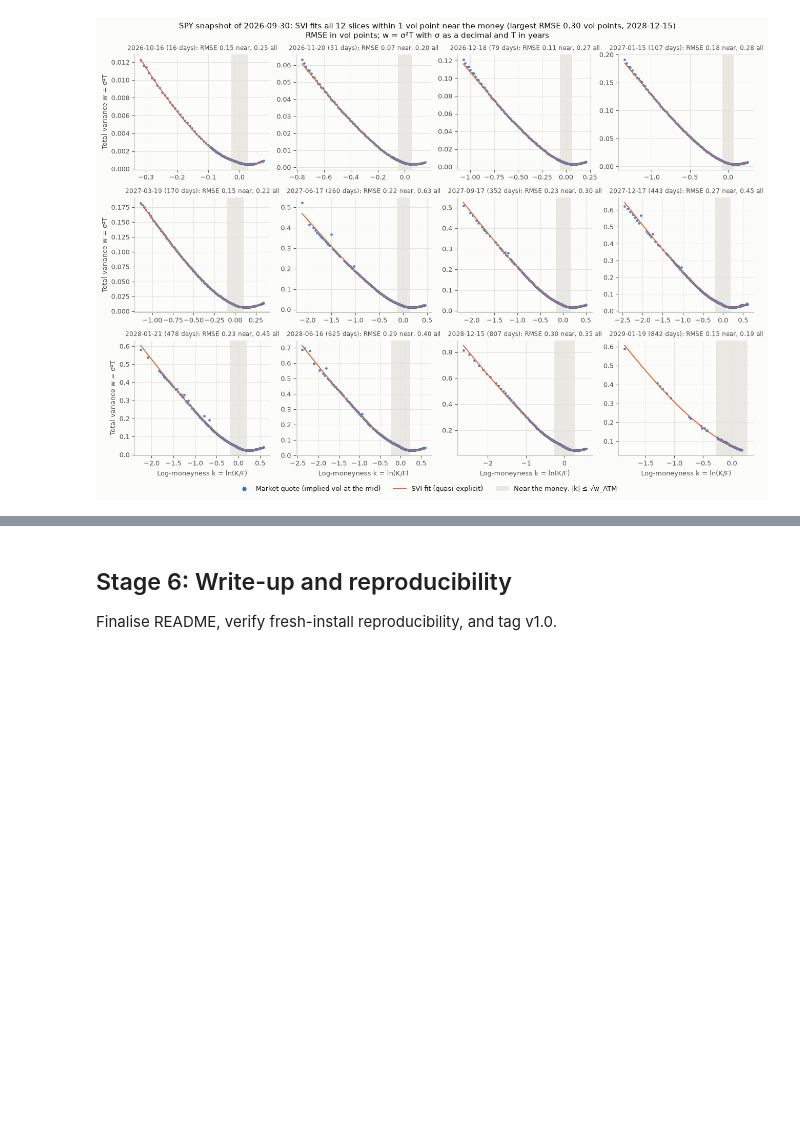
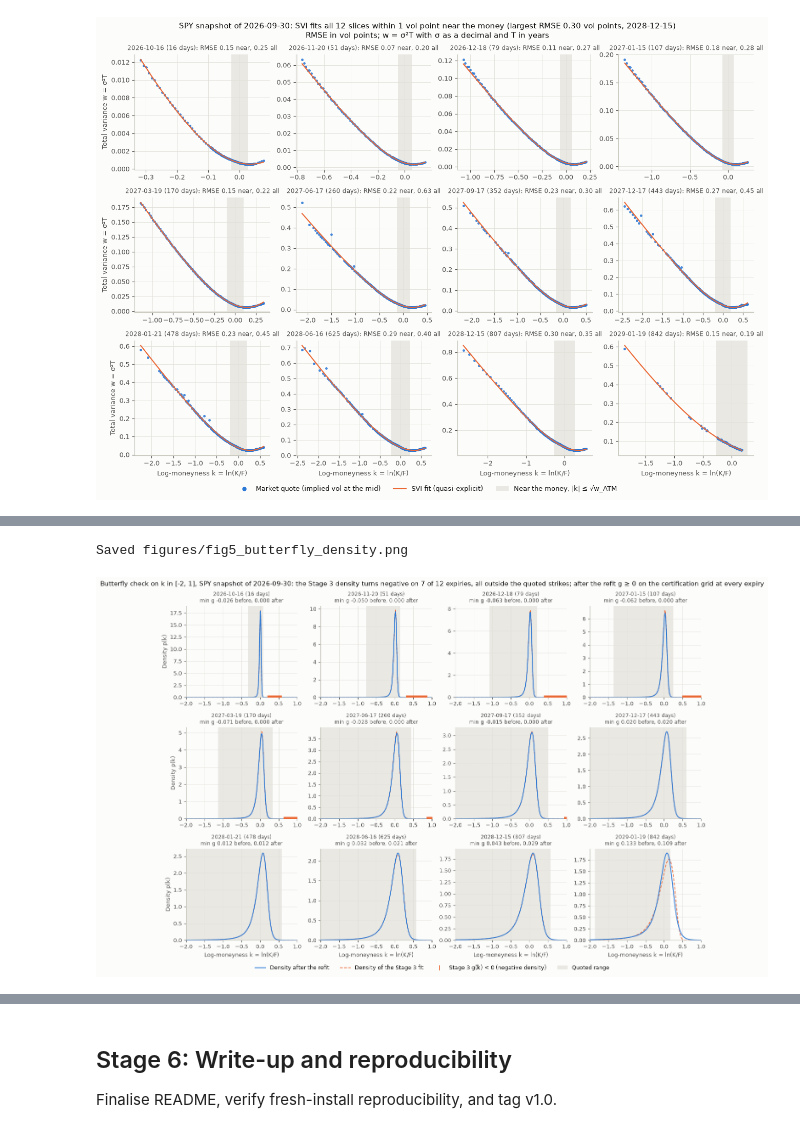
Before and after one commit to yogi-agarwal/vol-surface-delta-hedging, a Jupyter notebook: notebooks/analysis.ipynb, the cells around one changed output, grey strips where cells are left out. Drawn from its saved outputs; the diff is of its cells as text; code cells hidden in the pictures; blank space fills up the shorter version.

```diff
--- a/notebooks/analysis.ipynb
+++ b/notebooks/analysis.ipynb
@@ -1789,0 +2119,46 @@ Check butterfly and calendar arbitrage, refit if needed, and build the variance-
+# %%
+def g_label(x):
+    """Smallest g for a panel title, to 3 decimals; a margin within the 1e-12 tolerance of zero shows as 0.000."""
+    return f"{0.0 if abs(x) <= arb.VIOLATION_TOL else x:.3f}"
+
+
+fig, axes = plt.subplots(3, 4, figsize=(13, 9.2))
+for ax, label, T, before, after, (lo, hi) in zip(axes.flat, stage_4_labels, T_slices, stage_3_params, refit_params,
+                                                  quoted):
+    ax.axvspan(lo, hi, color=GRID, alpha=0.7, lw=0, zorder=0)
+    ax.plot(fine, arb.svi_density(fine, *before), color=ORANGE, lw=1.2, ls=(0, (4, 2)), zorder=2)
+    ax.plot(fine, arb.svi_density(fine, *after), color=BLUE, lw=1.4, zorder=3)
+    negative = arb.butterfly_g(certify, *before) < -arb.VIOLATION_TOL
+    ax.plot(certify[negative], np.zeros(negative.sum()), ls="none", marker="|", ms=6, color=ORANGE, alpha=0.5,
+            zorder=4, transform=ax.get_xaxis_transform())
+    ax.set_xlim(*arb.K_RANGE)
+    ax.set_ylim(bottom=0)
+    ax.set_title(f"{label} ({365 * T:.0f} days)\nmin g {g_label(checks['before'].loc[label, 'min g'])} before, "
+                 f"{g_label(checks['after'].loc[label, 'min g'])} after", color=INK_2, fontsize=8.5)
+for ax in axes[-1]:
+    ax.set_xlabel("Log-moneyness k = ln(K/F)")
+for ax in axes[:, 0]:
+    ax.set_ylabel("Density p(k)")
+handles = [
+    Line2D([], [], color=BLUE, lw=1.4, label="Density after the refit"),
+    Line2D([], [], color=ORANGE, lw=1.2, ls=(0, (4, 2)), label="Density of the Stage 3 fit"),
+    Line2D([], [], ls="none", marker="|", ms=8, color=ORANGE, label="Stage 3 g(k) < 0 (negative density)"),
+    plt.Rectangle((0, 0), 1, 1, color=GRID, alpha=0.7, lw=0, label="Quoted range"),
+]
+fig.legend(handles=handles, loc="lower center", bbox_to_anchor=(0.5, -0.03), ncol=4)
+negative_slices = butterfly_slices.size
+negative_quoted = int((before_counts["butterfly quoted"] > 0).sum())
+after_negative = int((after_counts[["butterfly quoted", "butterfly extrapolated"]].sum(axis=1) > 0).sum())
+where = "all outside the quoted strikes" if negative_quoted == 0 else f"{negative_quoted} inside the quoted strikes"
+finding = (
+    f"the Stage 3 density turns negative on {negative_slices} of {len(refits)} expiries, {where}; "
+    + ("after the refit g ≥ 0 on the certification grid at every expiry" if after_negative == 0
+       else f"after the refit {after_negative} expiries still have g < 0")
+)
+fig.suptitle(f"Butterfly check on k in [-2, 1], SPY snapshot of {fetch.min():%Y-%m-%d}: {finding}")
+fig.tight_layout()
+save(fig, "fig5_butterfly_density.png")
+plt.show()
+# %% [output]
+Saved figures/fig5_butterfly_density.png
+[figure, added]
```
Also changed, not shown: parts of 11 cells of this notebook, 3 other files.
